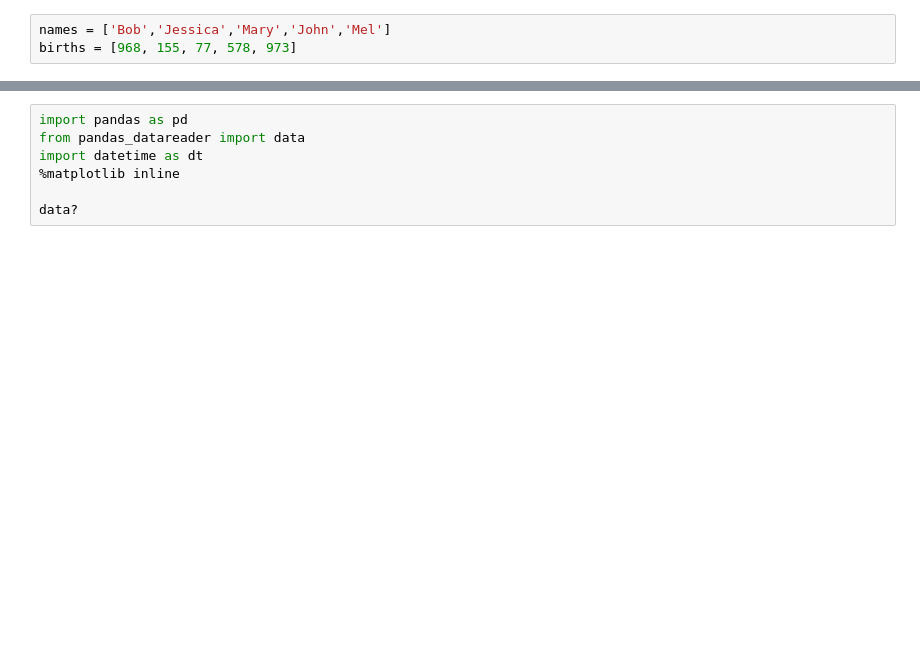
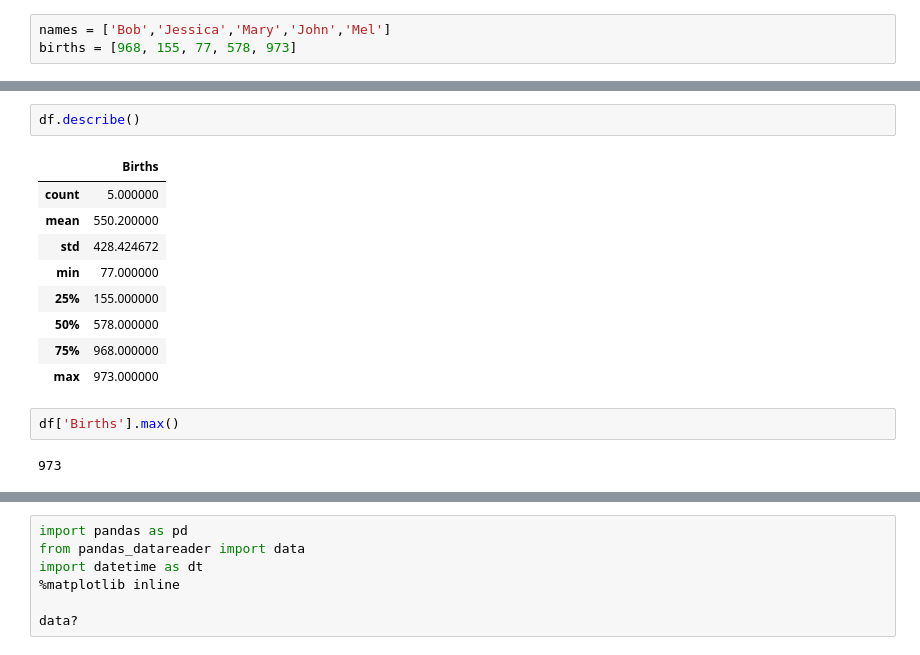
Before and after one commit to Data-Engineer-Course-Materials/big-data-02-2024, a Jupyter notebook: pandas_examples.ipynb, the cells around one changed output, grey strips where cells are left out. Cells and saved outputs as stored; diff of their text form; blank space fills up the shorter version.

```diff
--- a/pandas_examples.ipynb
+++ b/pandas_examples.ipynb
@@ -24,0 +133,16 @@ births = [968, 155, 77, 578, 973]
+# %%
+df.describe()
+# %% [output]
+|  | Births |
+| count | 5.000000 |
+| mean | 550.200000 |
+| std | 428.424672 |
+| min | 77.000000 |
+| 25% | 155.000000 |
+| 50% | 578.000000 |
+| 75% | 968.000000 |
+| max | 973.000000 |
+# %%
+df['Births'].max()
+# %% [output]
+973
```
Also changed, not shown: parts of 12 cells of this notebook, 1 other file.
